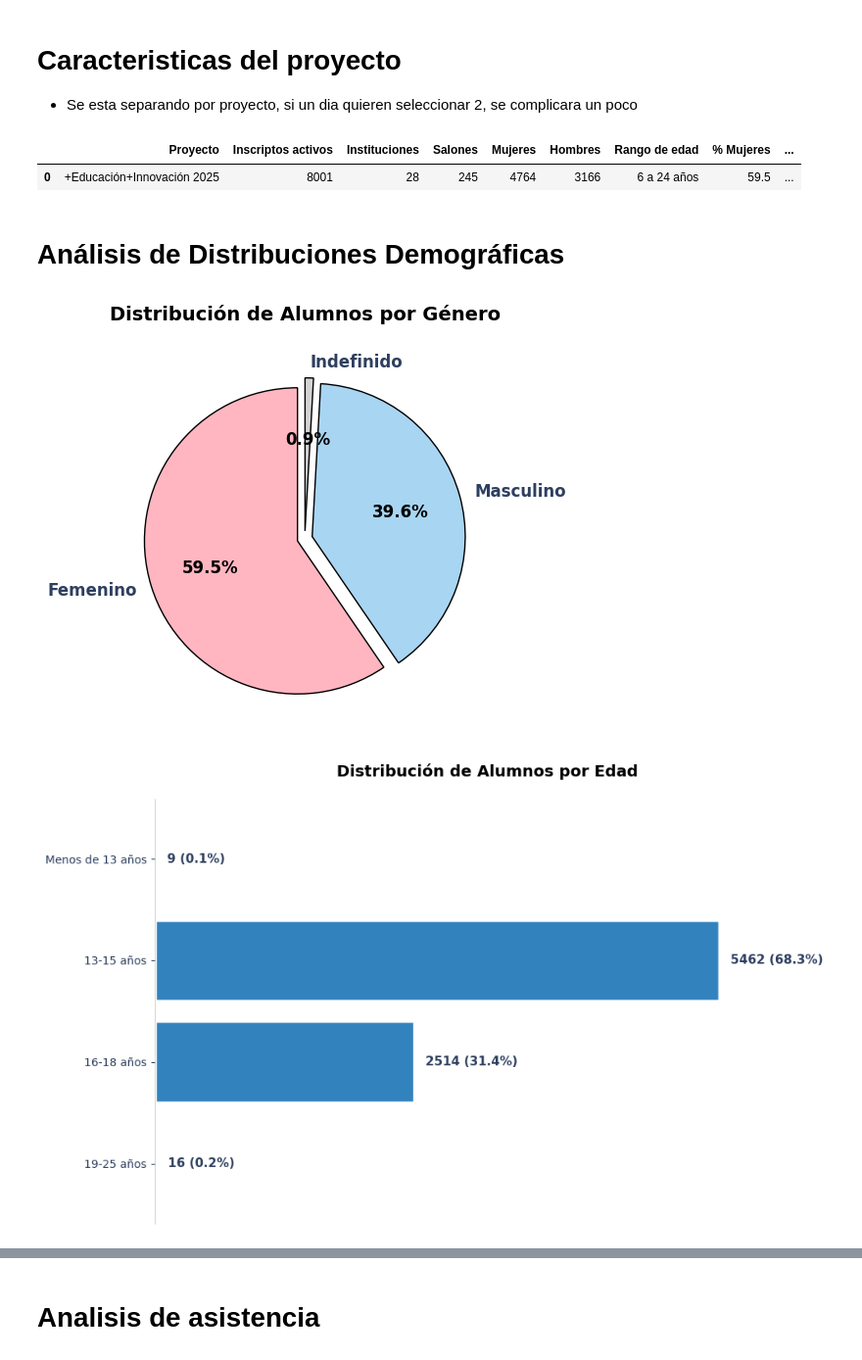
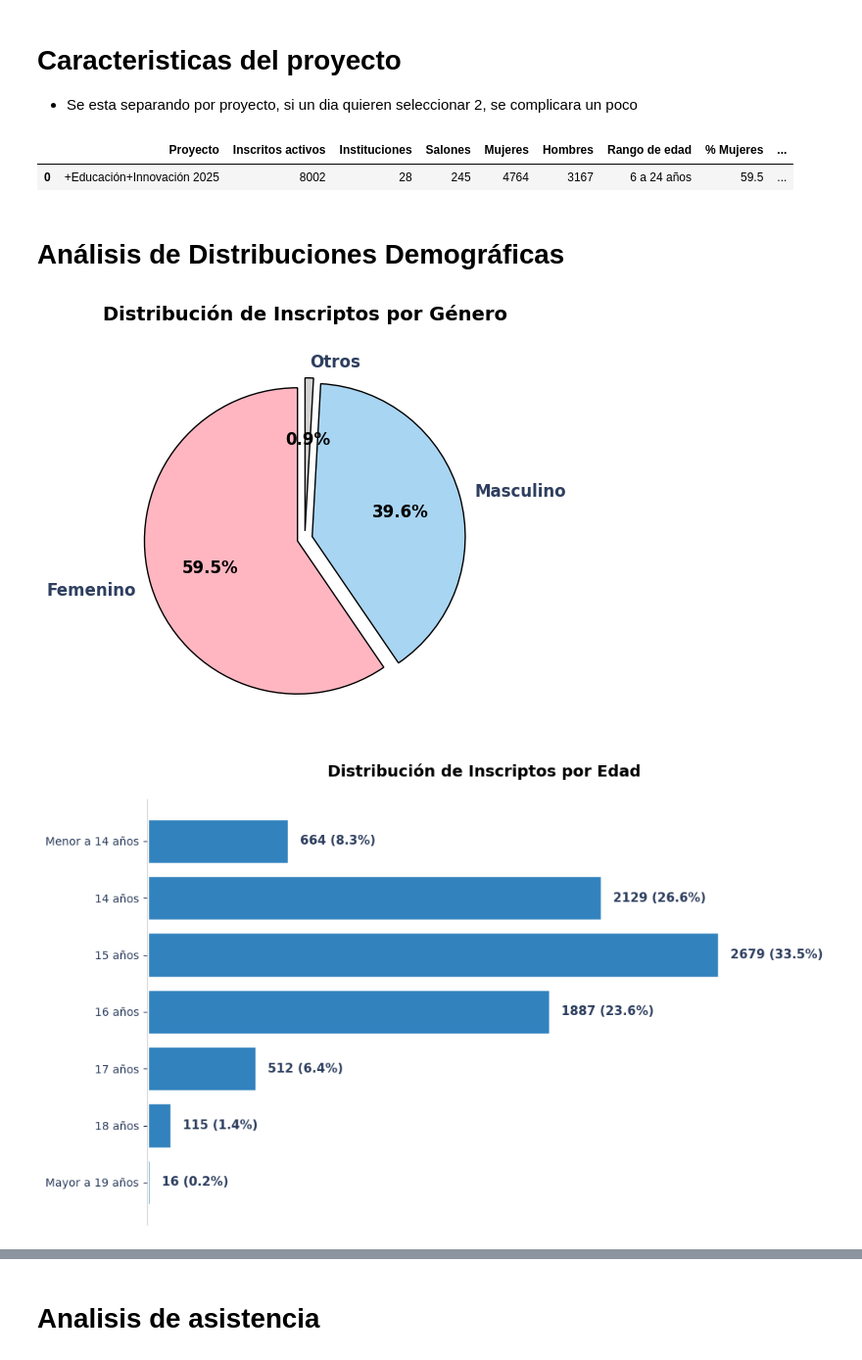
Before and after one commit to Crack-The-Code-Data/Resumen-automatico-de-cierre-de-proyectos, a Jupyter notebook: Notebook.ipynb, the cells around one changed output, grey strips where cells are left out. Shown at 98% size. Cells and saved outputs as stored; diff of their text form; code cells hidden in the pictures.

```diff
--- a/Notebook.ipynb
+++ b/Notebook.ipynb
@@ -1442,7 +1442,7 @@ resumen_proyecto['% Mujeres']=round(resumen_proyecto['Mujeres'] / resumen_proyec
 resumen_proyecto['% Hombres']=round(resumen_proyecto['Hombres'] / resumen_proyecto['Activos'] * 100, 1)
 
 resumen_proyecto.drop(columns=['age_min', 'age_max', 'project_id'], inplace=True)
-resumen_proyecto.rename(columns={'proyecto': 'Proyecto', 'Activos':'Inscriptos activos'}, inplace=True)
+resumen_proyecto.rename(columns={'proyecto': 'Proyecto', 'Activos':'Inscritos activos'}, inplace=True)
 
 biblioteca['Introduccion'].append({
     'name': 'Resumen del proyecto',
@@ -1451,8 +1451,8 @@ biblioteca['Introduccion'].append({
 
 resumen_proyecto.head()
 # %% [output]
-|  | Proyecto | Inscriptos activos | Instituciones | Salones | Mujeres | Hombres | Rango de edad | % Mujeres | ... |
-| 0 | +Educación+Innovación 2025 | 8001 | 28 | 245 | 4764 | 3166 | 6 a 24 años | 59.5 | ... |
+|  | Proyecto | Inscritos activos | Instituciones | Salones | Mujeres | Hombres | Rango de edad | % Mujeres | ... |
+| 0 | +Educación+Innovación 2025 | 8002 | 28 | 245 | 4764 | 3167 | 6 a 24 años | 59.5 | ... |
 # %%
 if tiene_instituciones:
     resumen_IE = (
@@ -1468,7 +1468,7 @@ if tiene_instituciones:
     # Calcular el porcentaje de respuestas por tipo de test
     resumen_IE['% Mujeres']=round(resumen_IE['Mujeres'] / resumen_IE['Activos'] * 100, 1)
     resumen_IE['% Hombres']=round(resumen_IE['Hombres'] / resumen_IE['Activos'] * 100, 1)
-    resumen_IE.rename(columns={'institucion': 'Institución','Activos':'Inscriptos activos'}, inplace=True)
+    resumen_IE.rename(columns={'institucion': 'Institución','Activos':'Inscritos activos'}, inplace=True)
 
     biblioteca['Introduccion'].append({
         'name': 'Resumen por instituciones',
@@ -1497,7 +1497,10 @@ if tiene_grados:
     except:
         pass
 
+    resumen_grado['Grado']
+
     resumen_grado.sort_values('Grado', ascending=True, inplace=True)
+    resumen_grado['Grado']=resumen_grado['Grado'].astype(str)
 
     biblioteca['Introduccion'].append({
     'name': 'Resumen por grado',
@@ -1508,8 +1511,8 @@ if tiene_grados:
 # %%
 # 1. DISTRIBUCIÓN POR GÉNERO
 dist_genero = df_alumnos.groupby('genero')['id'].nunique().reset_index().sort_values('id', ascending=False)
-dist_genero.columns = ['Género', 'Estudiantes']
-dist_genero['% del total'] = (dist_genero['Estudiantes'] / dist_genero['Estudiantes'].sum() * 100).round(1)
+dist_genero.columns = ['Género', 'Inscritos']
+dist_genero['% del total'] = (dist_genero['Inscritos'] / dist_genero['Inscritos'].sum() * 100).round(1)
 
 
 # Crear figura con dos subplots (gráfico + tabla)
@@ -1524,7 +1527,7 @@ ax_pie = fig_genero.add_subplot(gs[0])
 color_map = {
     'Masculino': '#A8D5F2',  # Azul pastel
     'Femenino': '#FFB6C1',   # Rosa pastel
-    'Indefinido': '#D3D3D3'  # Gris
+    'Otros': '#D3D3D3'  # Gris
 }
 
 # Asignar colores según el género en el DataFrame
@@ -1532,7 +1535,7 @@ colores = [color_map.get(genero, '#CCCCCC') for genero in dist_genero['Género']
 explode = [0.05] * len(dist_genero)  # Crear lista con 0.05 para cada categoría
 
 wedges, texts, autotexts = ax_pie.pie(
-    dist_genero['Estudiantes'],
+    dist_genero['Inscritos'],
     labels=dist_genero['Género'],
     autopct='%1.1f%%',
     startangle=90,
@@ -1555,7 +1558,7 @@ for text in texts:
     text.set_weight('bold')
     text.set_color('#2E3F5F')
 
-ax_pie.set_title('Distribución de Alumnos por Género',
+ax_pie.set_title('Distribución de Inscriptos por Género',
                  fontsize=14, weight='bold', pad=20, color="black")
 
 
@@ -1567,59 +1570,55 @@ biblioteca['Demografico'].append({
     'df': dist_genero
 })
 # %% [output]
-[figure, old version]
+[figure, new version]
 # %%
 # 2. DISTRIBUCIÓN POR RANGO DE EDAD
 def categorizar_edad(edad):
     if pd.isna(edad):
         return 'Sin información'
-    elif 13 <= edad <= 15:
-        return '13-15 años'
-    elif 16 <= edad <= 18:
-        return '16-18 años'
-    elif 19 <= edad <= 25:
-        return '19-25 años'
-    elif 26 <= edad <= 30:
-        return '26-30 años'
-    elif 31 <= edad <= 40:
-        return '31-40 años'
-    elif 41 <= edad <= 50:
-        return '41-50 años'
-    elif 51 <= edad <= 60:
-        return '51-60 años'
-    elif edad >= 61:
-        return '61+ años'
-    else:
-        return 'Menos de 13 años'
+    elif edad <= 13:
+        return 'Menor a 14 años'
+    elif edad == 14:
+        return '14 años'
+    elif edad == 15:
+        return '15 años'
+    elif edad == 16:
+        return '16 años'
+    elif edad == 17:
+        return '17 años'
+    elif edad == 18:
+        return '18 años'
+    elif edad >= 19:
+        return 'Mayor a 19 años'
 
 df_alumnos['rango_edad'] = df_alumnos['edad'].apply(categorizar_edad)
 
 
 dist_edad = df_alumnos.groupby('rango_edad')['id'].nunique().reset_index()
-dist_edad.columns = ['Rango de Edad', 'Estudiantes']
-dist_edad['% del total'] = (dist_edad['Estudiantes'] / dist_edad['Estudiantes'].sum() * 100).round(1)
+dist_edad.columns = ['Rango de Edad', 'Inscritos']
+dist_edad['% del total'] = (dist_edad['Inscritos'] / dist_edad['Inscritos'].sum() * 100).round(1)
 
 # Ordenar por rango
-orden_edad = ['Menos de 13 años', '13-15 años', '16-18 años', '19-25 años', '26-30 años', '31-40 años', '41-50 años', '51-60 años', '61+ años', 'Sin información']
+orden_edad = ['Menor a 14 años', '14 años', '15 años', '16 años', '17 años', '18 años', 'Mayor a 19 años', 'Sin información']
 dist_edad['Rango de Edad'] = pd.Categorical(dist_edad['Rango de Edad'], categories=orden_edad, ordered=True)
 dist_edad = dist_edad.sort_values('Rango de Edad')
 
 # 1. Distribución por Edad
 fig_edad = crear_grafico_distribucion(
     df_distribucion=dist_edad,
     col_categoria='Rango de Edad',
-    col_cantidad='Estudiantes',
-    titulo_grafico='Distribución de Alumnos por Edad',
+    col_cantidad='Inscritos',
+    titulo_grafico='Distribución de Inscriptos por Edad',
     label_y=''
 )
 
 biblioteca['Demografico'].append({
     'name': 'distribucion_por_rango_etario',
     'fig': fig_edad,
     'df': dist_edad
 })
 # %% [output]
-[figure, old version]
+[figure, new version]
 # %%
 # 4. DISTRIBUCIÓN POR ETNIA/ASCENDENCIA
 # Desagregar etnias concatenadas (separadas por |)
```
Also changed, not shown: parts of 34 cells of this notebook, 1 other file.
